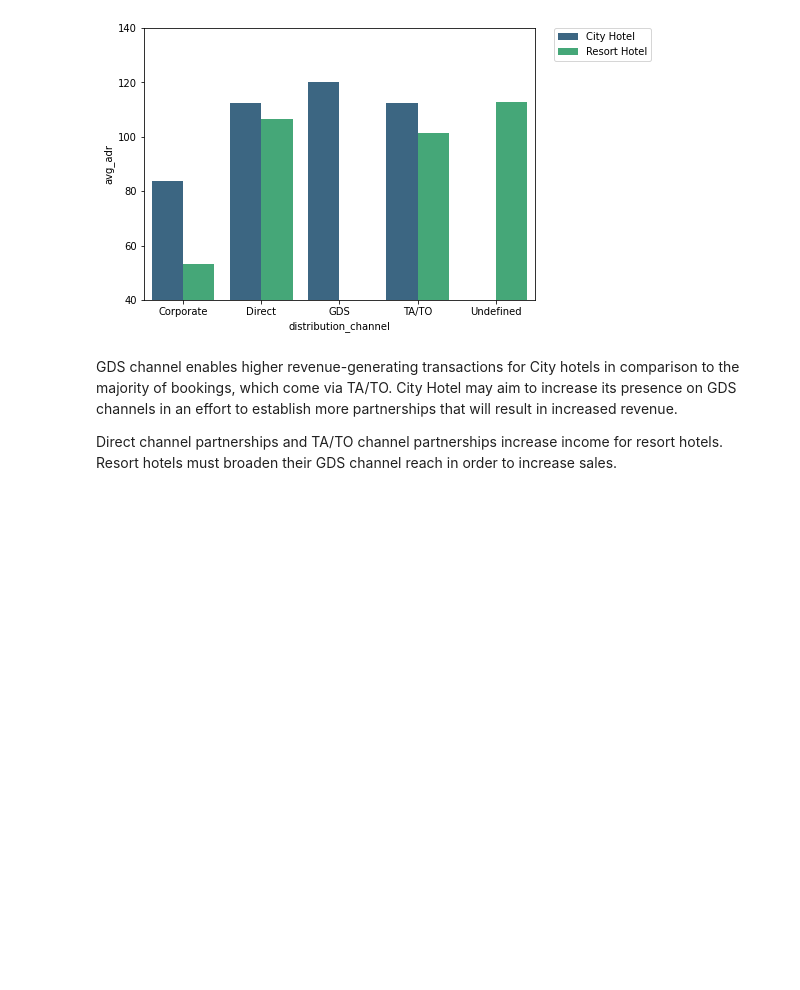
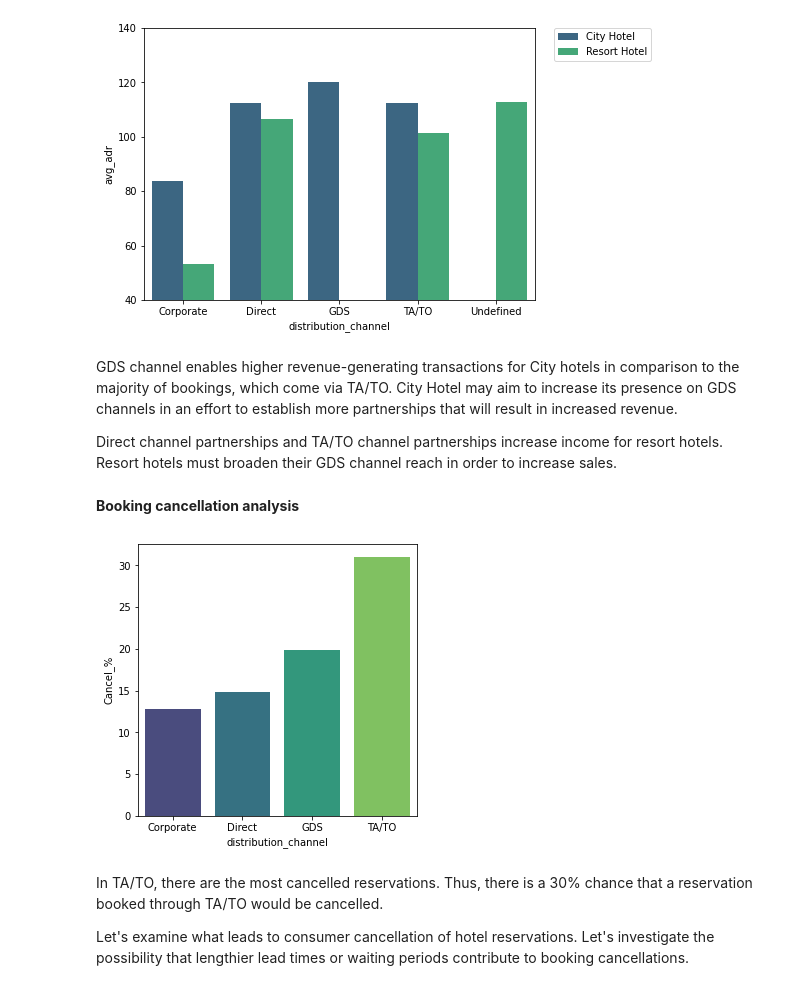
Before and after one commit to Shashankshekharpandey/Hotel-Booking-Analysis, a Jupyter notebook: Hotel_Booking_Analysis.ipynb, the cells around one changed output. Saved outputs shown, nothing was run; the diff lists cells and outputs as text; code cells hidden in the pictures; blank space fills up the shorter version.

```diff
--- a/Hotel_Booking_Analysis.ipynb
+++ b/Hotel_Booking_Analysis.ipynb
@@ -489,3 +489,17 @@ plt.show()
 GDS channel enables higher revenue-generating transactions for City hotels in comparison to the majority of bookings, which come via TA/TO. City Hotel may aim to increase its presence on GDS channels in an effort to establish more partnerships that will result in increased revenue.
 
 Direct channel partnerships and TA/TO channel partnerships increase income for resort hotels. Resort hotels must broaden their GDS channel reach in order to increase sales.
+# %% [markdown]
+**Booking cancellation analysis**
+# %%
+# Bar plot for cancellation done through different distribution channel.
+d1 = pd.DataFrame((group_by_dc['is_canceled'].sum()/group_by_dc.size())*100).drop(index = 'Undefined').rename(columns = {0: 'Cancel_%'})
+plt.figure(figsize = (5,5))
+sns.barplot(x = d1.index, y = d1['Cancel_%'], palette='viridis')
+plt.show()
+# %% [output]
+[figure, added]
+# %% [markdown]
+In TA/TO, there are the most cancelled reservations. Thus, there is a 30% chance that a reservation booked through TA/TO would be cancelled.
+
+Let's examine what leads to consumer cancellation of hotel reservations. Let's investigate the possibility that lengthier lead times or waiting periods contribute to booking cancellations.
```
Also changed, not shown: parts of 6 cells of this notebook.
